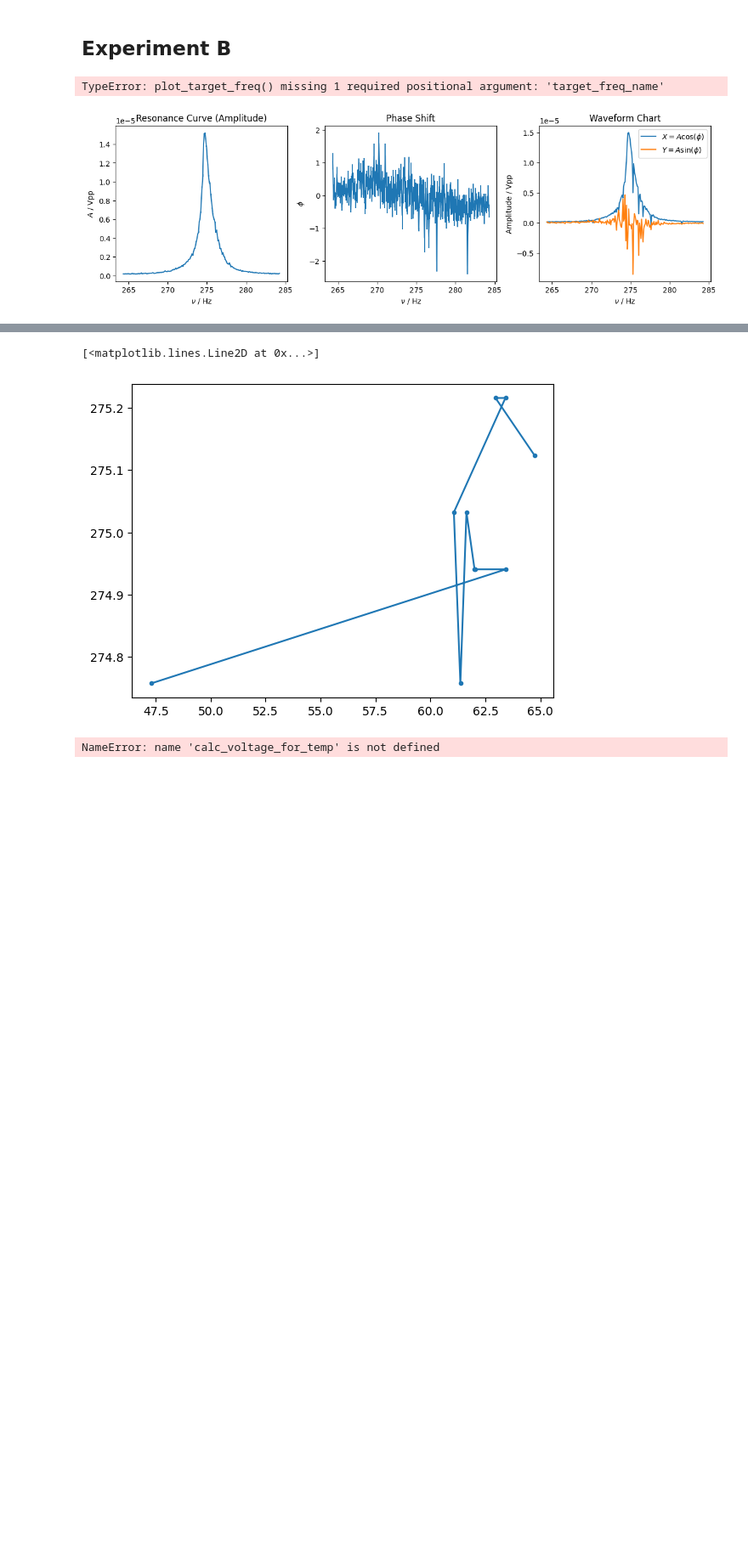
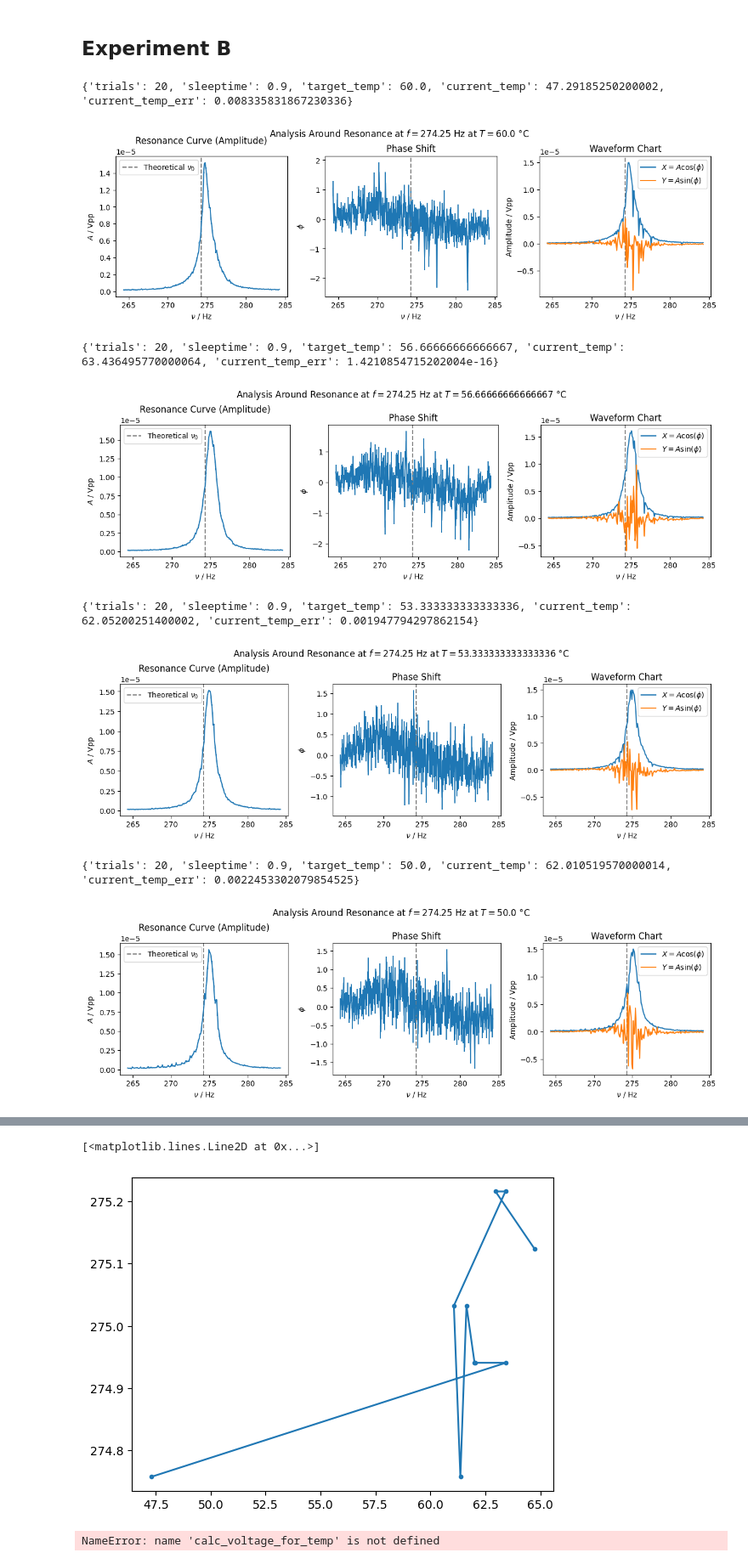
Before and after one commit to Just-Neptun/FP, a Jupyter notebook: F75 Computers and Data/Data_Analysis/analysis.ipynb, the cells around one changed output, grey strips where cells are left out. Shown at 85% size. Saved outputs shown, nothing was run; the diff lists cells and outputs as text; code cells hidden in the pictures; blank space fills up the shorter version.

Commit message:
part a analysis

```diff
--- a/F75 Computers and Data/Data_Analysis/analysis.ipynb
+++ b/F75 Computers and Data/Data_Analysis/analysis.ipynb
@@ -179,8 +181,8 @@ for i, (loc, p0, fit_lims) in enumerate(zip(locs, p0s, fit_limss)):
             result_dict[param_name + '_err'] = param_err
             print(f'{param_name:<7} = {param} ± {param_err}')
         Q, Q_err = calc_Q_factor(params, params_err)
-        result_dict['Q'] = Q
-        result_dict['Q_err'] = Q_err
+        result_dict['fit_Q_factor'] = Q
+        result_dict['fit_Q_err'] = Q_err
         print(f'Resulting Q-factor: {Q} ± {Q_err}')
         result_dict['params_list'] = params
         result_dict['params_err_list'] = params_err
@@ -285,29 +345,37 @@ p-Value: 3.8595497736493086e-11
 # %%
 locs = [
     "temp0_data_0708_212553.txt",
     "temp1_data_0708_230411.txt",
     "temp2_data_0709_002229.txt",
     "temp3_data_0709_014047.txt",
     "temp4_data_0709_025905.txt",
     "temp5_data_0709_041723.txt",
     "temp6_data_0709_053541.txt",
     "temp8_data_0709_081217.txt",
     "temp7_data_0709_065359.txt",
     "temp9_data_0709_093035.txt",
 ]
 path = "Data/Night Measurement/Experiment_B/"
 locs = [path + loc for loc in locs]
 
 for i, loc in enumerate(locs):
     data, metadata = read_exp_file(loc)
+    target_temp = metadata["target_temp"]
 
     fig, axs = plt.subplots(1, 3, figsize=(4*3, 3.7), constrained_layout=True)
     plot_freq_spectrum(fig, axs, data)
-    plot_target_freq(axs[0], lowest_harmonic)
-    plot_target_freq(axs[1], lowest_harmonic)
-    plot_target_freq(axs[2], lowest_harmonic)
-    fig.suptitle(f"Analysis Around Resonance at $ f = {lowest_harmonic:.2f}$ Hz")
+    plot_target_freq(axs[0], lowest_harmonic, r"Theoretical $\nu_0$")
+    plot_target_freq(axs[1], lowest_harmonic, r"Theoretical $\nu_0$")
+    plot_target_freq(axs[2], lowest_harmonic, r"Theoretical $\nu_0$")
+    axs[0].legend()
+    fig.suptitle(f"Analysis Around Resonance at $ f = {lowest_harmonic:.2f}$ Hz at $ T = {target_temp} $ °C")
     plt.show()
 # %% [output]
-TypeError: plot_target_freq() missing 1 required positional argument: 'target_freq_name'
+{'trials': 20, 'sleeptime': 0.9, 'target_temp': 60.0, 'current_temp': 47.29185250200002, 'current_temp_err': 0.008335831867230336}
-[figure, old version]
+[figure, new version]
+{'trials': 20, 'sleeptime': 0.9, 'target_temp': 56.66666666666667, 'current_temp': 63.436495770000064, 'current_temp_err': 1.4210854715202004e-16}
+[figure, added]
+{'trials': 20, 'sleeptime': 0.9, 'target_temp': 53.333333333333336, 'current_temp': 62.05200251400002, 'current_temp_err': 0.001947794297862154}
+[figure, added]
+{'trials': 20, 'sleeptime': 0.9, 'target_temp': 50.0, 'current_temp': 62.010519570000014, 'current_temp_err': 0.0022453302079854525}
+[figure, added]
```
Also changed, not shown: parts of 3 cells of this notebook.
